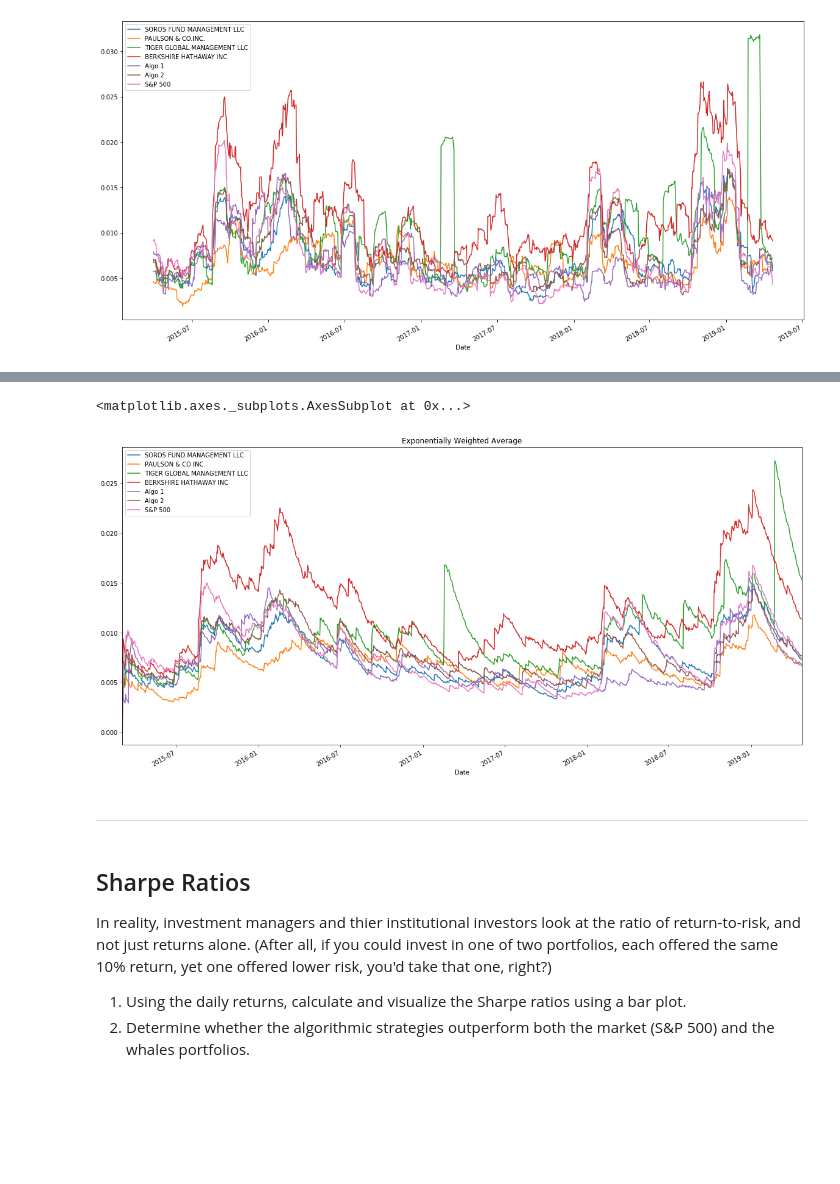
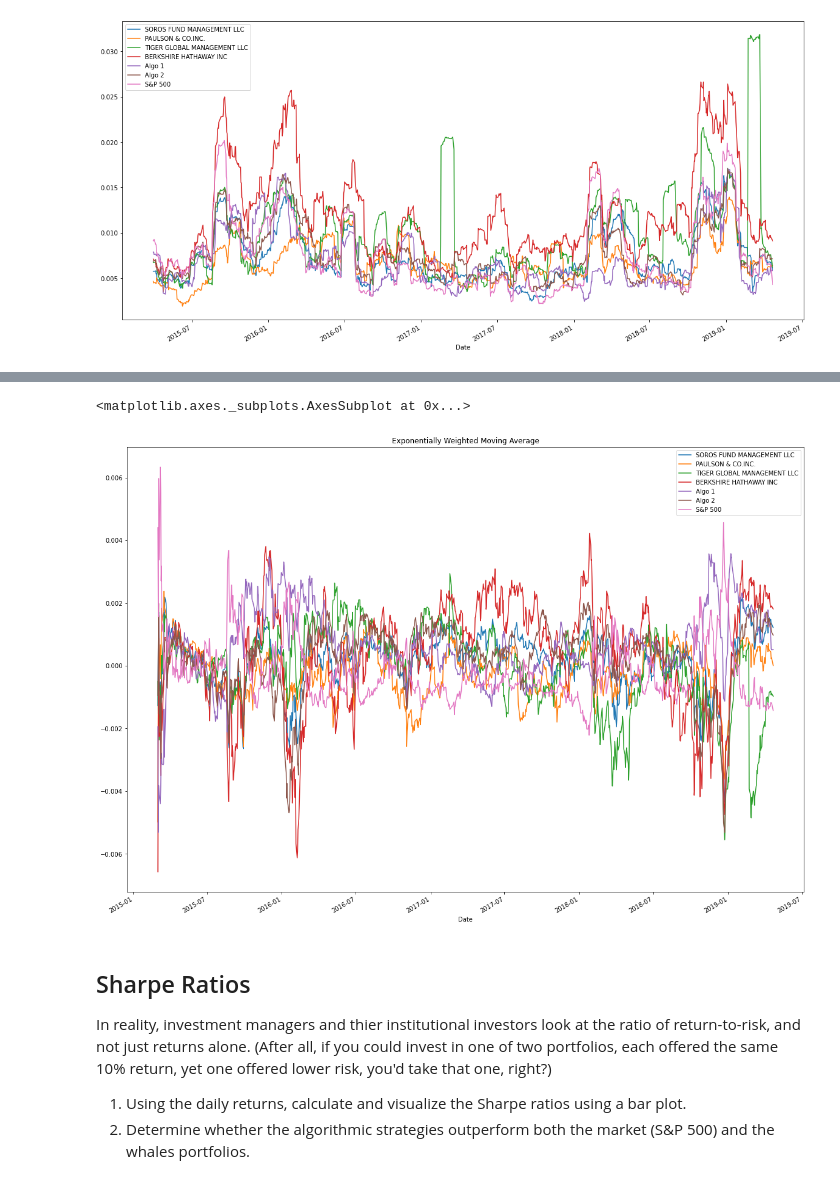
Before and after one commit to Caresir/Whale_protfolio, a Jupyter notebook: whale_analysis.ipynb, the cells around one changed output, grey strips where cells are left out. Cells and saved outputs as stored; diff of their text form; code cells hidden in the pictures; blank space fills up the shorter version.

Commit message:
Edited risker port compared to S&P 500, updated covariance and variance to a rolling window=21, graphed soro beta, and calculated and graphed ewm for the merged data frames.

```diff
--- a/whale_analysis.ipynb
+++ b/whale_analysis.ipynb
@@ -312,10 +337,10 @@ soro_beta
 # %%
 # Calculate a rolling window using the exponentially weighted moving average.
+mean_ewm = merged_df.ewm(halflife = 21).mean()
+mean_ewm.plot(figsize = (20,15), title =('Exponentially Weighted Moving Average'))
 # %% [output]
 <matplotlib.axes._subplots.AxesSubplot at 0x...>
-[figure, old version]
+[figure, new version]
-# %% [markdown]
----
 # %% [markdown]
 ## Sharpe Ratios
 In reality, investment managers and thier institutional investors look at the ratio of return-to-risk, and not just returns alone. (After all, if you could invest in one of two portfolios, each offered the same 10% return, yet one offered lower risk, you'd take that one, right?)
```
Also changed, not shown: parts of 9 cells of this notebook.
